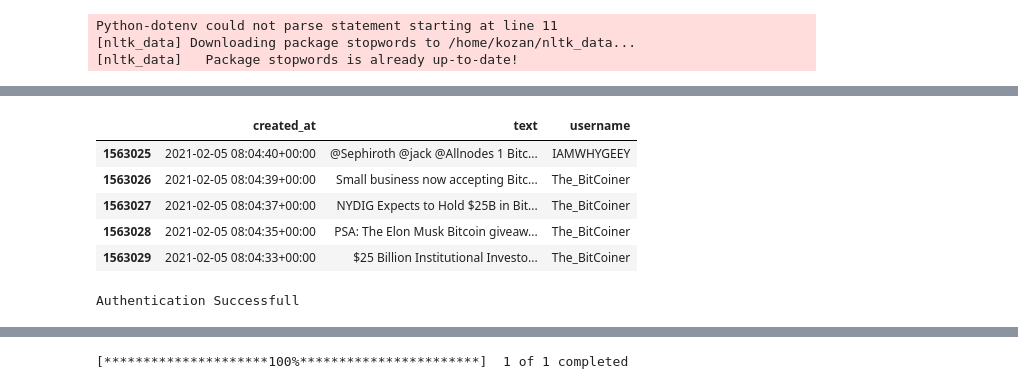
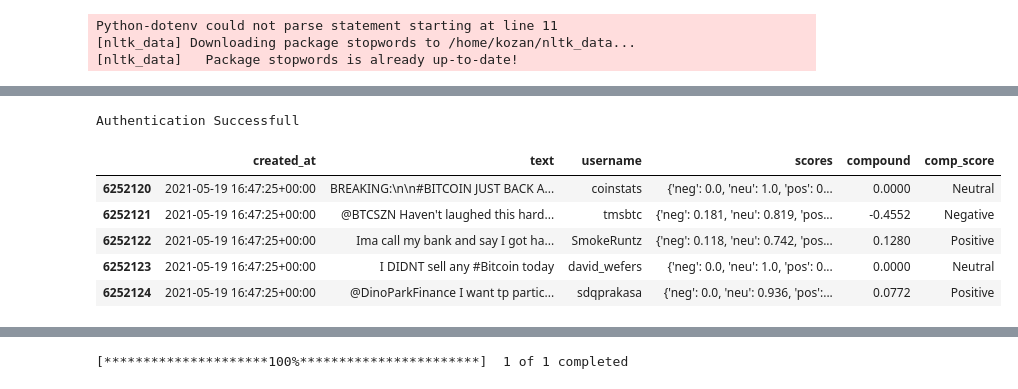
Before and after one commit to kozanakyel/KZ-Engine-Backend, a Jupyter notebook: KZ_project_setup/notebooks/twitter_sentiment_analysis_btc.ipynb, the cells around one changed output, grey strips where cells are left out. Cells and saved outputs as stored; diff of their text form; code cells hidden in the pictures.

```diff
--- a/KZ_project_setup/notebooks/twitter_sentiment_analysis_btc.ipynb
+++ b/KZ_project_setup/notebooks/twitter_sentiment_analysis_btc.ipynb
@@ -55,12 +22,2 @@ temp1 = temp1[['created_at', 'text', 'username']]
-# %%
-temp1.created_at = pd.to_datetime(temp1.created_at)
-temp1.tail()
-# %% [output]
-|  | created_at | text | username |
-| 1563025 | 2021-02-05 08:04:40+00:00 | @Sephiroth @jack @Allnodes 1 Bitc... | IAMWHYGEEY |
-| 1563026 | 2021-02-05 08:04:39+00:00 | Small business now accepting Bitc... | The_BitCoiner |
-| 1563027 | 2021-02-05 08:04:37+00:00 | NYDIG Expects to Hold $25B in Bit... | The_BitCoiner |
-| 1563028 | 2021-02-05 08:04:35+00:00 | PSA: The Elon Musk Bitcoin giveaw... | The_BitCoiner |
-| 1563029 | 2021-02-05 08:04:33+00:00 | $25 Billion Institutional Investo... | The_BitCoiner |
 # %%
 client_twitter = TwitterCollection()
@@ -68,4 +26,5 @@ client_twitter = TwitterCollection()
 Authentication Successfull
 # %%
 #client_twitter = TwitterCollection()
-#df_btc = client_twitter.get_tweets_df('bitcoin', pathdf='./btc_archieve', filedf='Bitcoin_tweets.csv')
+#df_btc = pd.read_csv('btc_archieve/btc_sent_0.csv', index_col=0)
+df_btc = client_twitter.get_tweets_df('bitcoin', pathdf='btc_archieve', filedf=f'btc_sent_{k}.csv')
@@ -74,2 +31,11 @@ Authentication Successfull
+# %%
+df_btc.head()
+# %% [output]
+|  | created_at | text | username | scores | compound | comp_score |
+| 6252120 | 2021-05-19 16:47:25+00:00 | BREAKING:\n\n#BITCOIN JUST BACK A... | coinstats | {'neg': 0.0, 'neu': 1.0, 'pos': 0... | 0.0000 | Neutral |
+| 6252121 | 2021-05-19 16:47:25+00:00 | @BTCSZN Haven't laughed this hard... | tmsbtc | {'neg': 0.181, 'neu': 0.819, 'pos... | -0.4552 | Negative |
+| 6252122 | 2021-05-19 16:47:25+00:00 | Ima call my bank and say I got ha... | SmokeRuntz | {'neg': 0.118, 'neu': 0.742, 'pos... | 0.1280 | Positive |
+| 6252123 | 2021-05-19 16:47:25+00:00 | I DIDNT sell any #Bitcoin today | david_wefers | {'neg': 0.0, 'neu': 1.0, 'pos': 0... | 0.0000 | Neutral |
+| 6252124 | 2021-05-19 16:47:25+00:00 | @DinoParkFinance I want tp partic... | sdqprakasa | {'neg': 0.0, 'neu': 0.936, 'pos':... | 0.0772 | Positive |
 # %%
 tsa = TweetSentimentAnalyzer()
```
Also changed, not shown: parts of 19 cells of this notebook, 2 other files.
